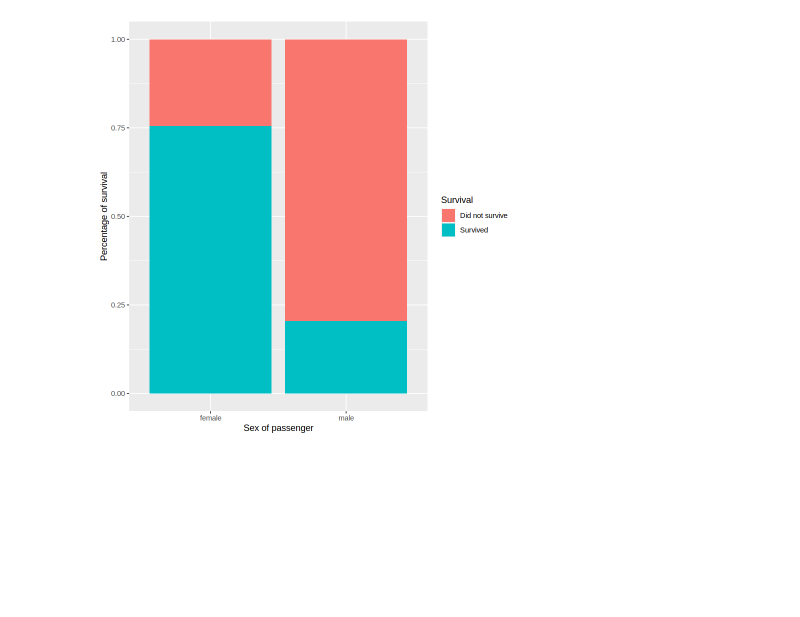
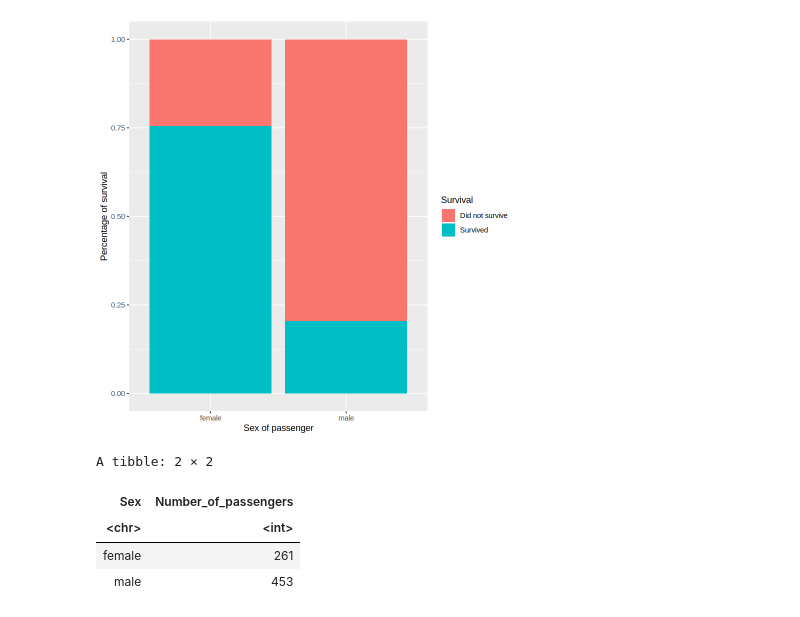
Before and after one commit to zhang17s/DSCI-100-Group-Project-, a Jupyter notebook: Proposal.ipynb, the cells around one changed output. Saved outputs shown, nothing was run; the diff lists cells and outputs as text; code cells hidden in the pictures; blank space fills up the shorter version.

Commit message:
Added a summary table for sex

```diff
--- a/Proposal.ipynb
+++ b/Proposal.ipynb
@@ -187,3 +187,17 @@ A tibble: 714 × 9
 | 1 | 1 | male | 26 | 0 | 0 | 30.0000 | 1 | ... |
 | 0 | 3 | male | 32 | 0 | 0 | 7.7500 | 1 | ... |
 [figure]
+# %%
+#summary table for how many men and women are there.
+
+summary_table_sex <- boat_data_NA |>
+    group_by(Sex) |>
+    summarize(Number_of_passengers = n())
+
+summary_table_sex
+# %% [output]
+A tibble: 2 × 2
+| Sex | Number_of_passengers |
+| <chr> | <int> |
+| female | 261 |
+| male | 453 |
```
